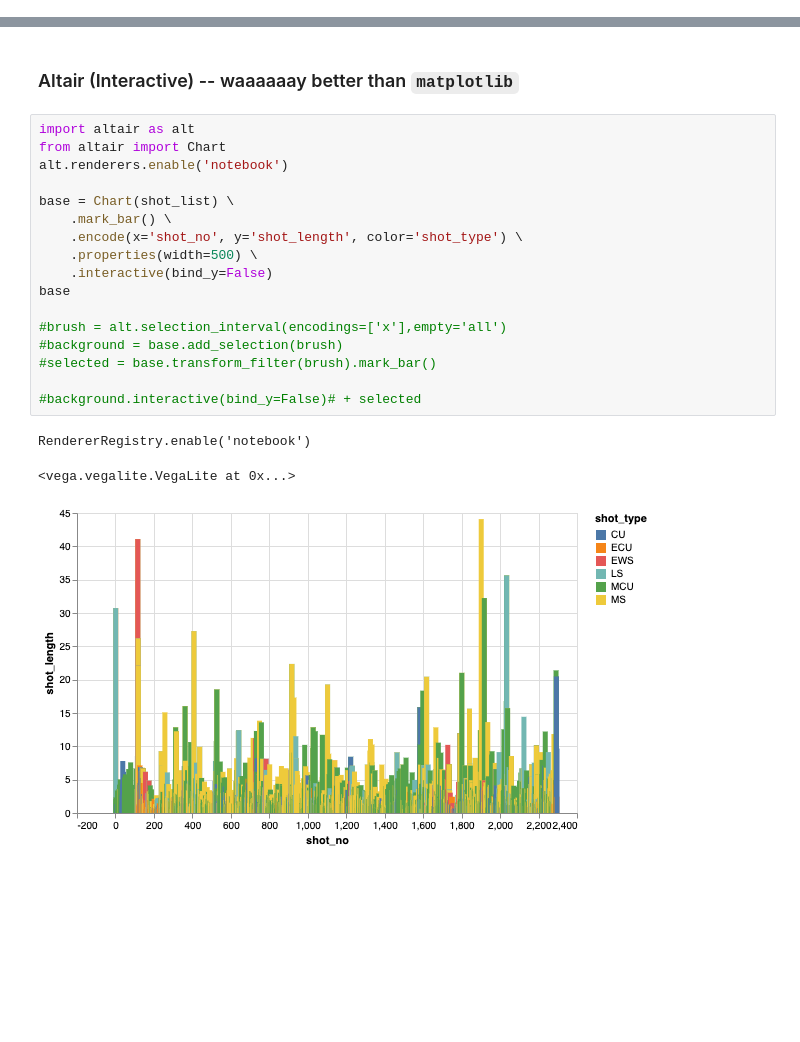
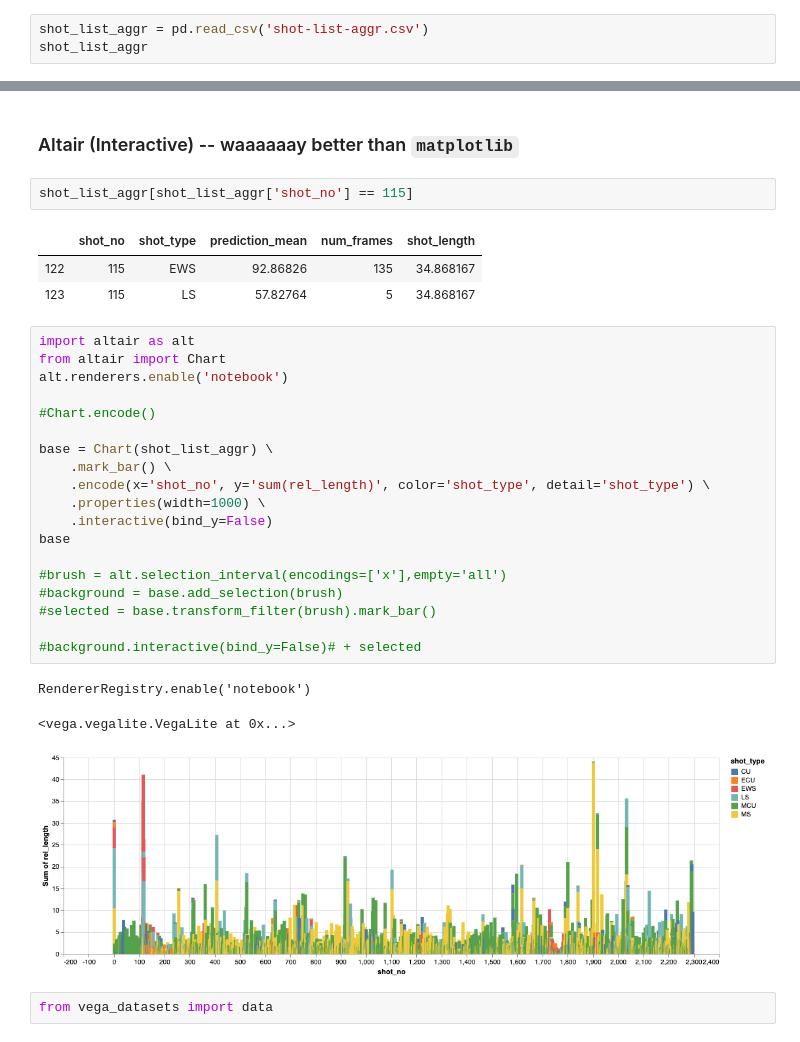
Before and after one commit to rsomani95/shot-boundary-detection, a Jupyter notebook: predict-shot-types.ipynb, the cells around one changed output, grey strips where cells are left out. Saved outputs shown, nothing was run; the diff lists cells and outputs as text; blank space fills up the shorter version.

Commit message:
revised R computation, interactive stacked bar chart

```diff
--- a/predict-shot-types.ipynb
+++ b/predict-shot-types.ipynb
@@ -280,0 +281,3 @@ PosixPath('/home/rahul/Desktop/movies/the-social-network-splits')
+# %%
+shot_list_aggr = pd.read_csv('shot-list-aggr.csv')
+shot_list_aggr
@@ -334,24 +351,34 @@ findfont: Font family ['xkcd', 'xkcd Script', 'Humor Sans', 'Comic Sans MS'] not
 [figure]
 # %% [markdown]
 ### Altair (Interactive) -- waaaaaay better than `matplotlib`
+# %%
+shot_list_aggr[shot_list_aggr['shot_no'] == 115]
+# %% [output]
+|  | shot_no | shot_type | prediction_mean | num_frames | shot_length |
+| 122 | 115 | EWS | 92.86826 | 135 | 34.868167 |
+| 123 | 115 | LS | 57.82764 | 5 | 34.868167 |
 # %%
 import altair as alt
 from altair import Chart
 alt.renderers.enable('notebook')
 
-base = Chart(shot_list) \
+#Chart.encode()
+
+base = Chart(shot_list_aggr) \
     .mark_bar() \
-    .encode(x='shot_no', y='shot_length', color='shot_type') \
-    .properties(width=500) \
+    .encode(x='shot_no', y='sum(rel_length)', color='shot_type', detail='shot_type') \
+    .properties(width=1000) \
     .interactive(bind_y=False)
 base
 
 #brush = alt.selection_interval(encodings=['x'],empty='all')
 #background = base.add_selection(brush)
 #selected = base.transform_filter(brush).mark_bar()
 
 #background.interactive(bind_y=False)# + selected
 # %% [output]
 RendererRegistry.enable('notebook')
 <vega.vegalite.VegaLite at 0x...>
-[figure, old version]
+[figure, new version]
+# %%
+from vega_datasets import data
```
Also changed, not shown: parts of 6 cells of this notebook.
